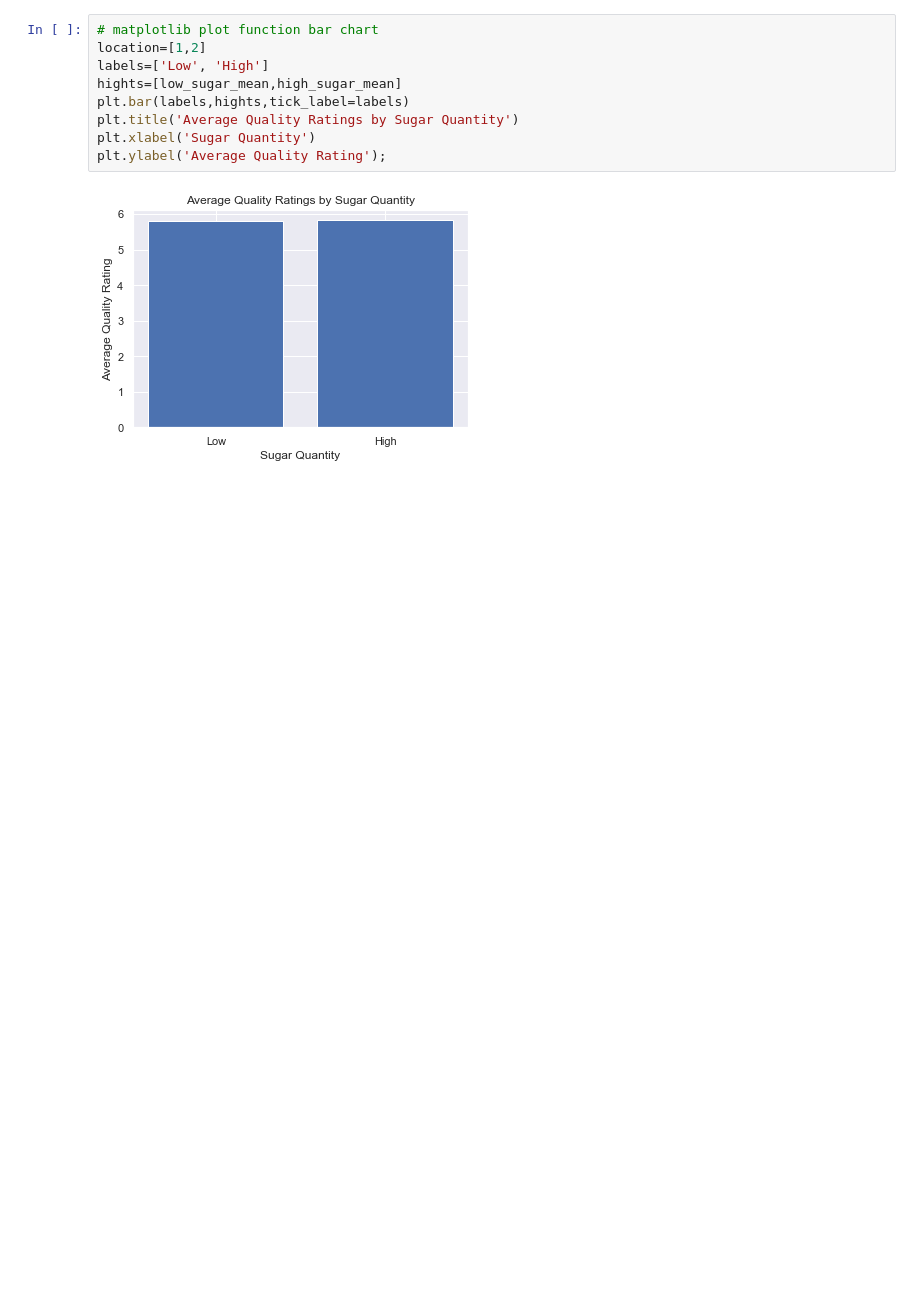
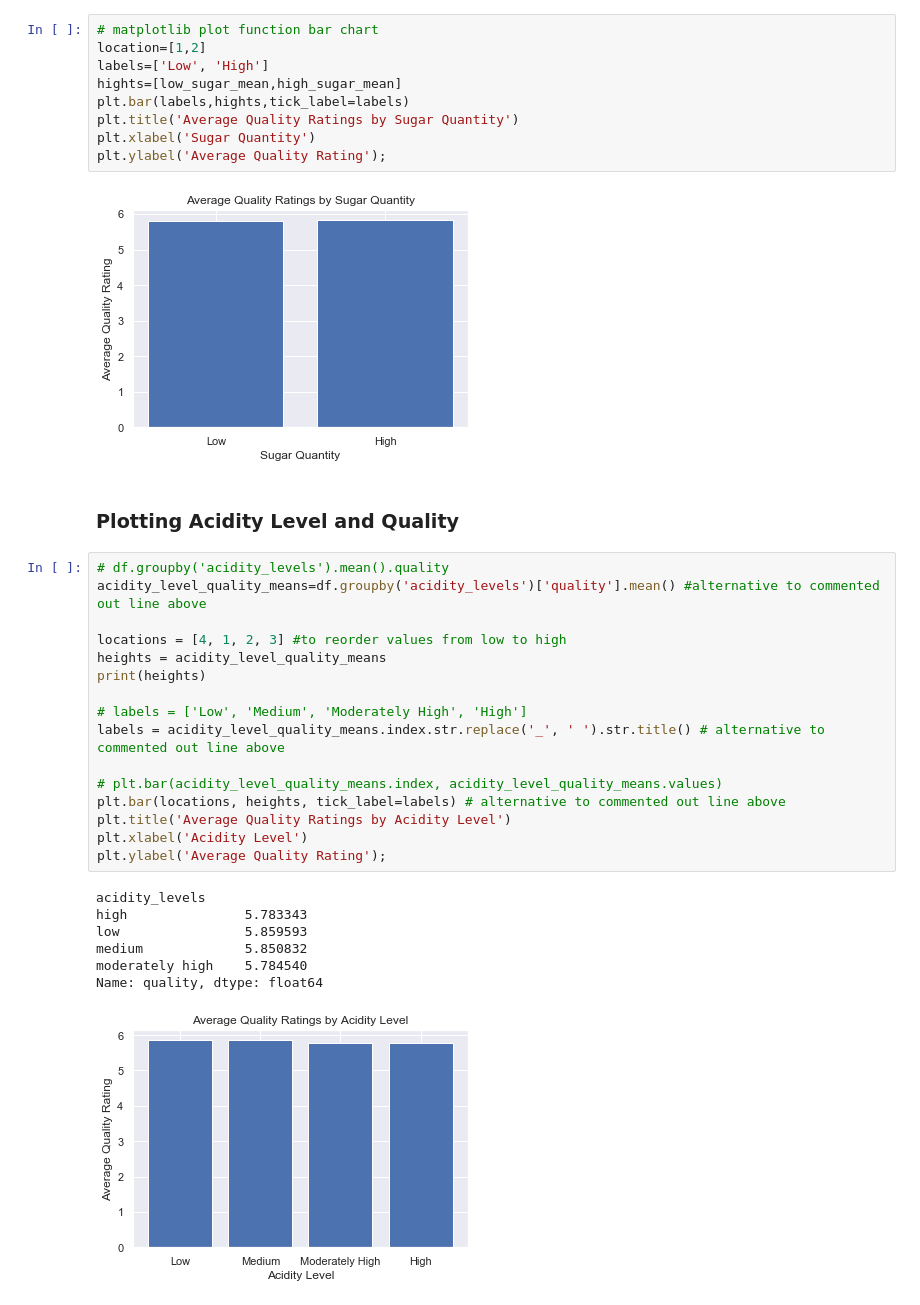
Before and after one commit to N431M/wine, a Jupyter notebook: Visualizations.ipynb, the cells around one changed output. Drawn from its saved outputs; the diff is of its cells as text; blank space fills up the shorter version.

Commit message:
plotting wine acidity level and quality

```diff
--- a/Visualizations.ipynb
+++ b/Visualizations.ipynb
@@ -52,3 +52,29 @@ plt.xlabel('Sugar Quantity')
 plt.ylabel('Average Quality Rating');
 # %% [output]
 [figure]
+# %% [markdown]
+### Plotting Acidity Level and Quality
+# %%
+# df.groupby('acidity_levels').mean().quality
+acidity_level_quality_means=df.groupby('acidity_levels')['quality'].mean() #alternative to commented out line above
+
+locations = [4, 1, 2, 3] #to reorder values from low to high
+heights = acidity_level_quality_means
+print(heights)
+
+# labels = ['Low', 'Medium', 'Moderately High', 'High']
+labels = acidity_level_quality_means.index.str.replace('_', ' ').str.title() # alternative to commented out line above
+
+# plt.bar(acidity_level_quality_means.index, acidity_level_quality_means.values)
+plt.bar(locations, heights, tick_label=labels) # alternative to commented out line above
+plt.title('Average Quality Ratings by Acidity Level')
+plt.xlabel('Acidity Level')
+plt.ylabel('Average Quality Rating');
+# %% [output]
+acidity_levels
+high               5.783343
+low                5.859593
+medium             5.850832
+moderately high    5.784540
+Name: quality, dtype: float64
+[figure, added]
```
Also changed, not shown: parts of 1 cell of this notebook.
